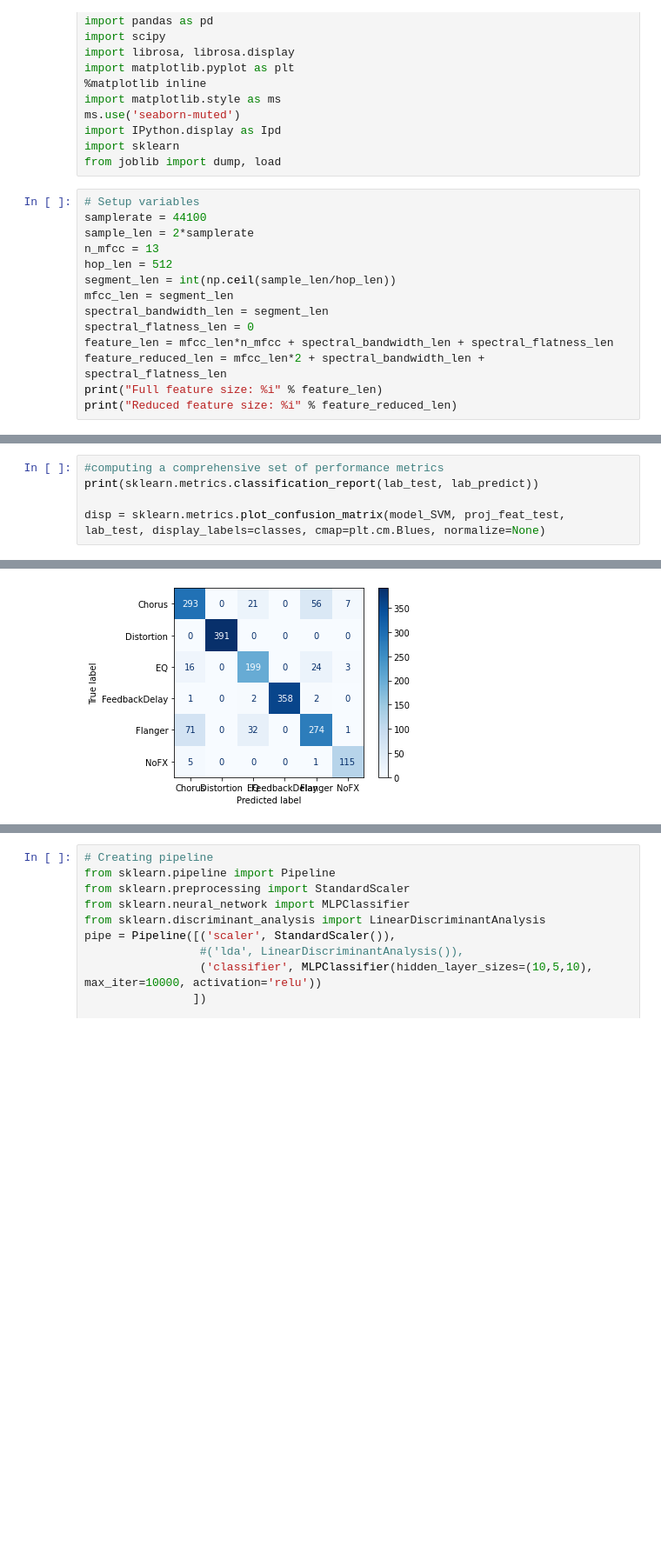
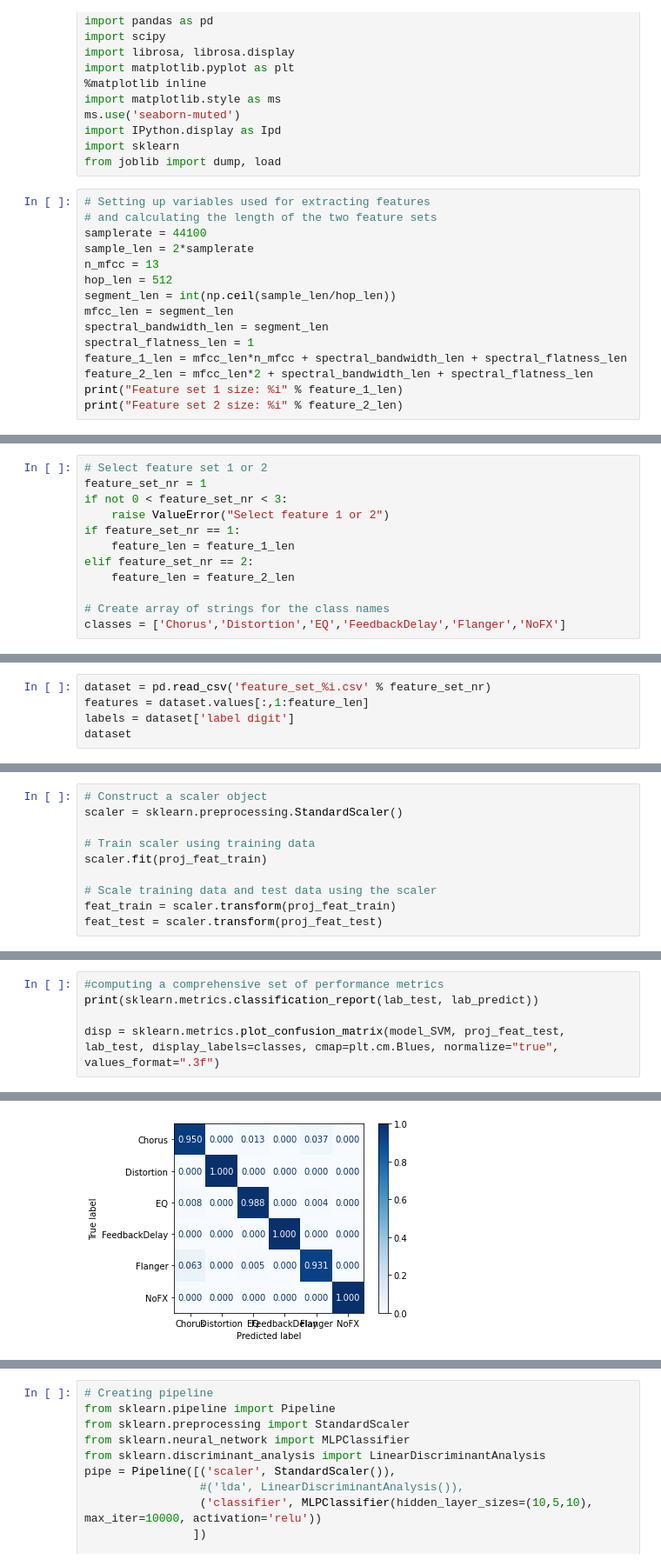
Before and after one commit to VoggLyster/AudioFXClassification, a Jupyter notebook: Project.ipynb, the cells around one changed output, grey strips where cells are left out. Shown at 87% size. Drawn from its saved outputs; the diff is of its cells as text; blank space fills up the shorter version.

```diff
--- a/Project.ipynb
+++ b/Project.ipynb
@@ -17,7 +17,8 @@ import IPython.display as Ipd
 import sklearn
 from joblib import dump, load
 # %%
-# Setup variables
+# Setting up variables used for extracting features
+# and calculating the length of the two feature sets
 samplerate = 44100
 sample_len = 2*samplerate
 n_mfcc = 13
@@ -25,9 +26,9 @@ hop_len = 512
 segment_len = int(np.ceil(sample_len/hop_len))
 mfcc_len = segment_len
 spectral_bandwidth_len = segment_len
-spectral_flatness_len = 0
-feature_len = mfcc_len*n_mfcc + spectral_bandwidth_len + spectral_flatness_len
-feature_reduced_len = mfcc_len*2 + spectral_bandwidth_len + spectral_flatness_len
-print("Full feature size: %i" % feature_len)
-print("Reduced feature size: %i" % feature_reduced_len)
+spectral_flatness_len = 1
+feature_1_len = mfcc_len*n_mfcc + spectral_bandwidth_len + spectral_flatness_len
+feature_2_len = mfcc_len*2 + spectral_bandwidth_len + spectral_flatness_len
+print("Feature set 1 size: %i" % feature_1_len)
+print("Feature set 2 size: %i" % feature_2_len)
 # %% [output]
@@ -36,2 +40,14 @@ Reduced feature size: 519
+# %%
+# Select feature set 1 or 2
+feature_set_nr = 1
+if not 0 < feature_set_nr < 3:
+    raise ValueError("Select feature 1 or 2")
+if feature_set_nr == 1:
+    feature_len = feature_1_len
+elif feature_set_nr == 2:
+    feature_len = feature_2_len
+
+# Create array of strings for the class names
+classes = ['Chorus','Distortion','EQ','FeedbackDelay','Flanger','NoFX']
 # %% [markdown]
 ## 1. Import and prepare data
@@ -287,0 +167,5 @@ feat_test = scaler.transform(feat_test)
+# %%
+dataset = pd.read_csv('feature_set_%i.csv' % feature_set_nr)
+features = dataset.values[:,1:feature_len]
+labels = dataset['label digit']
+dataset
@@ -331,3 +221,13 @@ proj_feat_train, proj_feat_test, lab_train, lab_test = train_test_split(projecte
+# %%
+# Construct a scaler object
+scaler = sklearn.preprocessing.StandardScaler()
+
+# Train scaler using training data
+scaler.fit(proj_feat_train)
+
+# Scale training data and test data using the scaler
+feat_train = scaler.transform(proj_feat_train)
+feat_test = scaler.transform(proj_feat_test)
 # %%
 #Creating an instance of a SVM classifier
 model_SVM = sklearn.svm.SVC(kernel='rbf', C=2.0, verbose=True)
@@ -348,7 +248,7 @@ Accuracy: 0.8707264957264957
 #computing a comprehensive set of performance metrics
 print(sklearn.metrics.classification_report(lab_test, lab_predict))
 
-disp = sklearn.metrics.plot_confusion_matrix(model_SVM, proj_feat_test, lab_test, display_labels=classes, cmap=plt.cm.Blues, normalize=None)
+disp = sklearn.metrics.plot_confusion_matrix(model_SVM, proj_feat_test, lab_test, display_labels=classes, cmap=plt.cm.Blues, normalize="true", values_format=".3f")
 # %% [output]
               precision    recall  f1-score   support
 
@@ -365,2 +265,2 @@ weighted avg       0.87      0.87      0.87      1872
-[figure, old version]
+[figure, new version]
 # %% [markdown]
```
Also changed, not shown: parts of 63 cells of this notebook.
